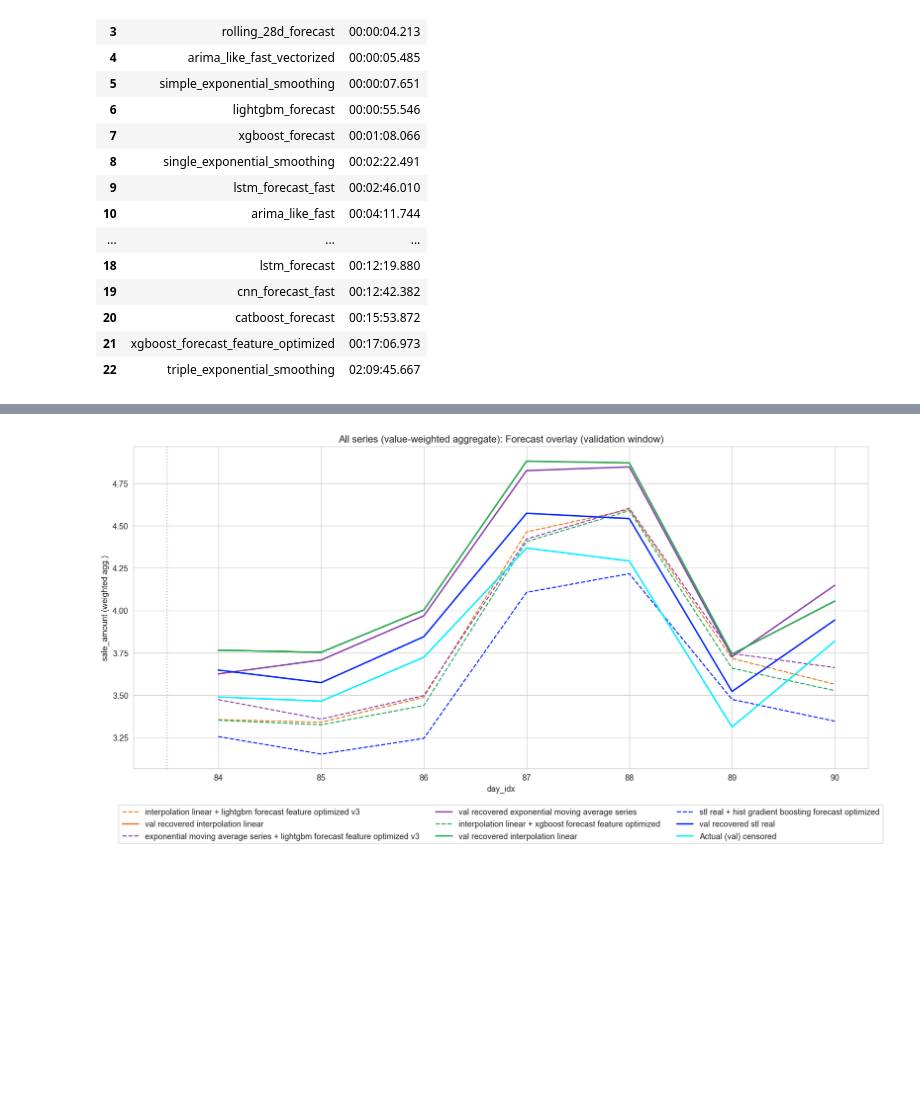
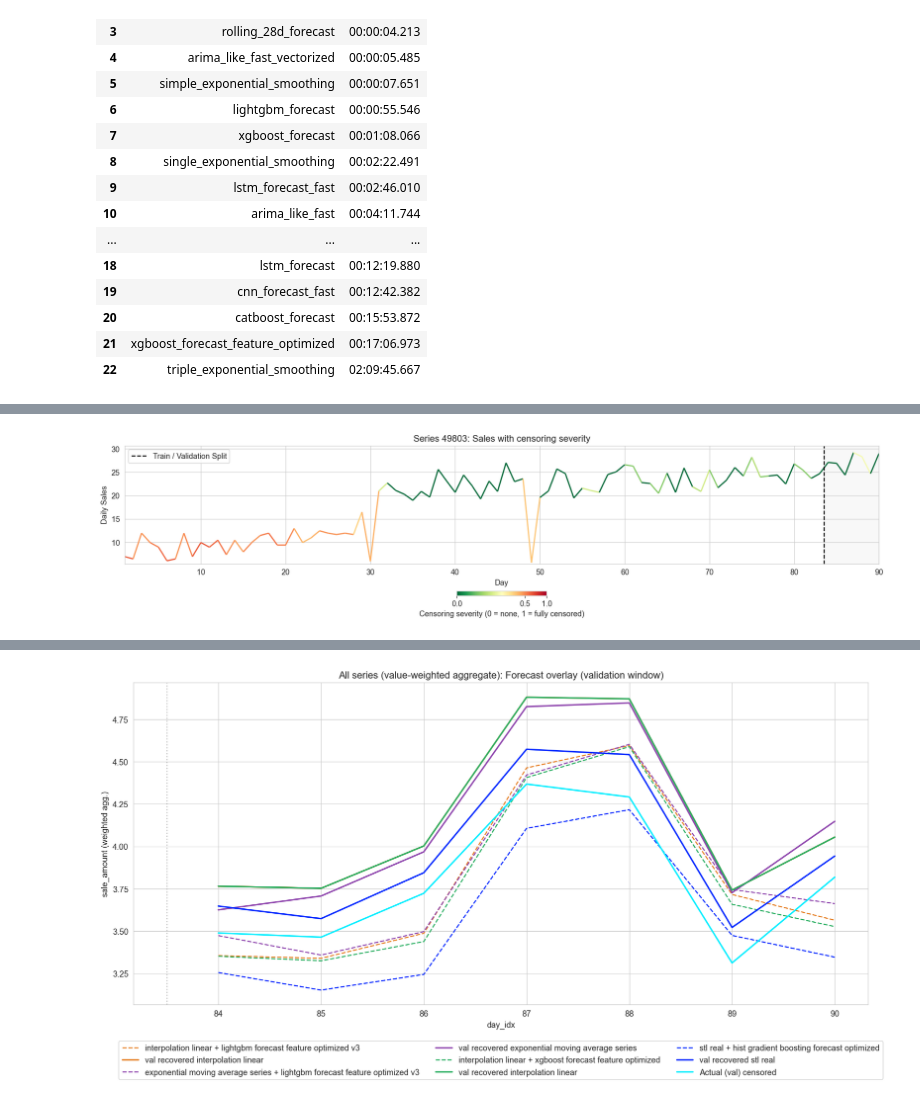
Before and after one commit to Slin58/seminar, a Jupyter notebook: main.ipynb, the cells around one changed output, grey strips where cells are left out. Cells and saved outputs as stored; diff of their text form; code cells hidden in the pictures; blank space fills up the shorter version.

```diff
--- a/main.ipynb
+++ b/main.ipynb
@@ -575,6 +655,68 @@ Train: day 1..83 (4,150,000 rows), Val: day 84..90 (350,000 rows)
 # 1 stl_real
 # 2 interpolation_linear
 # 3 exponential_moving_average_series
+# %%
+import matplotlib.pyplot as plt
+import matplotlib.colors as mcolors
+from matplotlib.collections import LineCollection
+import numpy as np
+
+# TODO change id
+example_sid3 = (train_r.groupby("series_id")["psd"].first().sort_values(ascending=False).index[5])
+
+ex_train = train_r[train_r["series_id"] == example_sid3].copy()
+ex_val = val_r[val_r["series_id"] == example_sid3].copy()
+
+# Train + Validation zusammenführen
+ex = pd.concat([ex_train, ex_val]).sort_values("day_idx")
+
+fig, ax = plt.subplots(figsize=(16, 4))
+
+# --- Actual sales als eingefärbte Linie je nach censoring_severity ---
+x = ex["day_idx"].to_numpy()
+y = ex["sale_amount"].to_numpy()
+severity = ex["censoring_severity"].to_numpy()
+
+# Segmente zwischen aufeinanderfolgenden Punkten erzeugen
+points = np.array([x, y]).T.reshape(-1, 1, 2)
+segments = np.concatenate([points[:-1], points[1:]], axis=1)
+
+# Farbe je Segment basierend auf dem Mittelwert der severity der beiden Endpunkte
+segment_severity = (severity[:-1] + severity[1:]) / 2
+
+# Censoring severity als Farbverlauf (0.0 = grün, 1.0 = rot) ---
+cmap = plt.cm.RdYlGn_r
+norm = mcolors.PowerNorm(gamma=0.4, vmin=0, vmax=1)  # gamma < 1 streckt niedrige Werte
+
+lc = LineCollection(segments, cmap=cmap, norm=norm, linewidth=1.8)
+lc.set_array(segment_severity)
+line = ax.add_collection(lc)
+
+ax.set_xlim(x.min(), x.max())
+ax.set_ylim(y.min() * 0.95, y.max() * 1.05)
+
+# Train-/Validation-Grenze
+split_day = ex_val["day_idx"].min()
+ax.axvline(split_day - 0.5, color="black", linestyle="--", linewidth=1.5, label="Train / Validation Split")
+
+# Validation-Bereich leicht einfärben
+ax.axvspan(split_day - 0.5, ex["day_idx"].max() + 0.5, color="lightgray", alpha=0.15)
+
+ax.set_title(f"Series {example_sid3}: Sales with censoring severity")
+ax.set_xlabel("Day")
+ax.set_ylabel("Daily Sales")
+ax.legend(loc="upper left")
+
+# --- Colorbar für censoring_severity ---
+sm = plt.cm.ScalarMappable(cmap=cmap, norm=norm)
+sm.set_array([])
+cbar = fig.colorbar(sm, ax=ax, orientation="horizontal", fraction=0.03, pad=0.18)
+cbar.set_label("Censoring severity (0 = none, 1 = fully censored)")
+
+plt.tight_layout()
+plt.show()
+# %% [output]
+[figure, added]
 # %%
 # --- Visualize: recovery overlay with censored days ---
 recovered_daily_sales_list = ["stl_real", "interpolation_linear", "exponential_moving_average_series" ]
```
Also changed, not shown: parts of 6 cells of this notebook, 3 other files.
